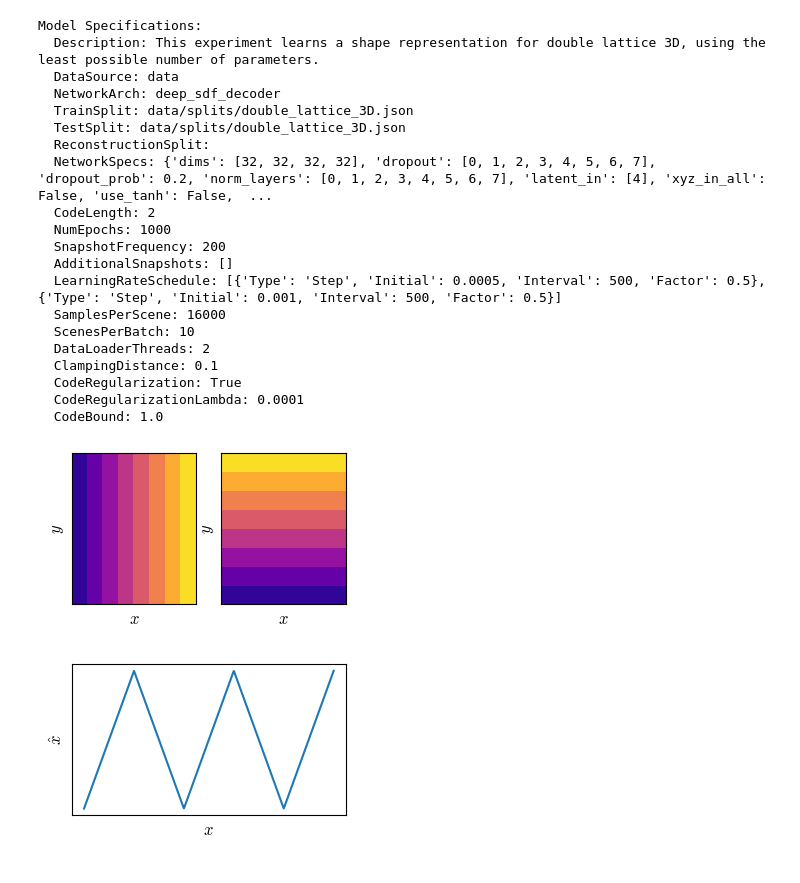
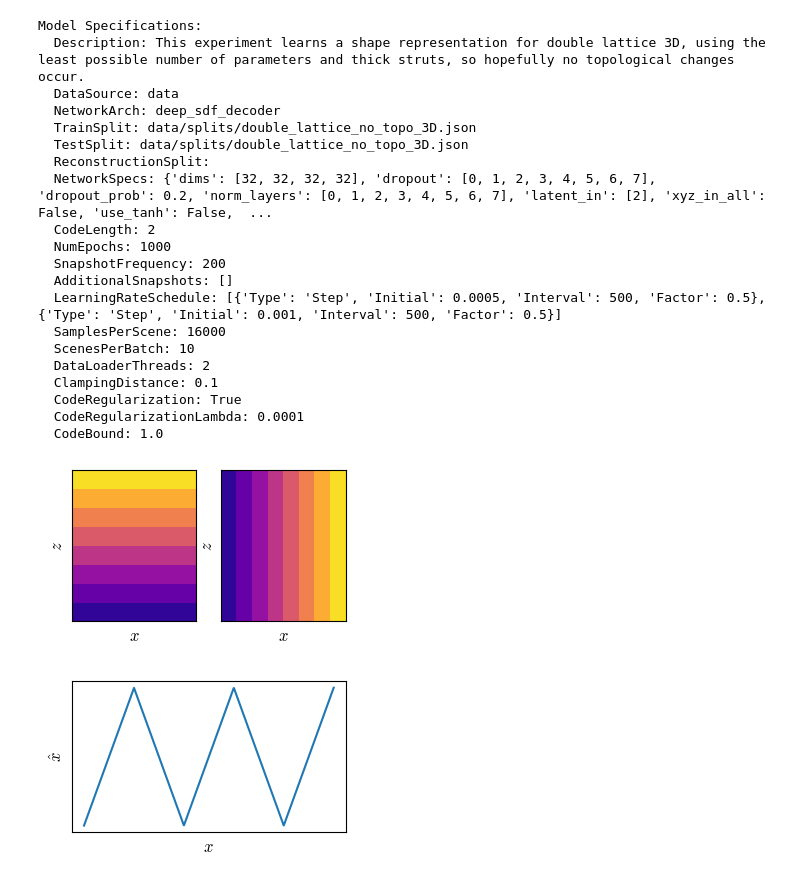
Before and after one commit to mkofler96/DeepSDF, a Jupyter notebook: evaluation_scripts/paper/03_generate_structure_screenshots.ipynb, the cells around one changed output. Drawn from its saved outputs; the diff is of its cells as text; code cells hidden in the pictures.

```diff
--- a/evaluation_scripts/paper/03_generate_structure_screenshots.ipynb
+++ b/evaluation_scripts/paper/03_generate_structure_screenshots.ipynb
@@ -14,14 +14,14 @@ import torch
 
 import deep_sdf.utils
 from deep_sdf import workspace as ws
-from sdf_sampler.plotting import scatter_contour_at_z_level
+from sdf_sampler.plotting import scatter_contour_at_z_level, scatter_contour_at_origin
 
 params = {'text.usetex': False, 'mathtext.fontset': 'cm', 'axes.labelsize': 12}
 plt.rcParams.update(params)
 
 device = torch.device("cuda" if torch.cuda.is_available() else "cpu")
 
-experiment_directory = "../../experiments/double_lattice_3D"
+experiment_directory = "../../experiments/double_lattice_3D_no_topo"
 checkpoint = "1000"
 
 graded = True
@@ -32,13 +32,13 @@ decoder.eval()
 ws.print_model_specifications(experiment_directory=experiment_directory)
 # %% [output]
 Model Specifications:
-  Description: This experiment learns a shape representation for double lattice 3D, using the least possible number of parameters.
+  Description: This experiment learns a shape representation for double lattice 3D, using the least possible number of parameters and thick struts, so hopefully no topological changes occur.
   DataSource: data
   NetworkArch: deep_sdf_decoder
-  TrainSplit: data/splits/double_lattice_3D.json
-  TestSplit: data/splits/double_lattice_3D.json
+  TrainSplit: data/splits/double_lattice_no_topo_3D.json
+  TestSplit: data/splits/double_lattice_no_topo_3D.json
   ReconstructionSplit:
-  NetworkSpecs: {'dims': [32, 32, 32, 32], 'dropout': [0, 1, 2, 3, 4, 5, 6, 7], 'dropout_prob': 0.2, 'norm_layers': [0, 1, 2, 3, 4, 5, 6, 7], 'latent_in': [4], 'xyz_in_all': False, 'use_tanh': False,  ...
+  NetworkSpecs: {'dims': [32, 32, 32, 32], 'dropout': [0, 1, 2, 3, 4, 5, 6, 7], 'dropout_prob': 0.2, 'norm_layers': [0, 1, 2, 3, 4, 5, 6, 7], 'latent_in': [2], 'xyz_in_all': False, 'use_tanh': False,  ...
   CodeLength: 2
   NumEpochs: 1000
   SnapshotFrequency: 200
@@ -65,8 +65,8 @@ control_points_graded = np.array([[u_min, v_min], [u_min, v_max], [u_max, v_min]
 # control_points_graded = latent[start_index::spacing][:4]
 control_points_ungraded = np.array([latent[60]]*6)
 
-tiling = [8, 8, 1]
-N_base = 50
+tiling = [8, 1, 8]
+N_base = 30
 
 
 control_points_for_min_max = np.vstack([control_points_graded, control_points_ungraded])
@@ -91,33 +91,47 @@ latent_vec_interpolation = sp.BSpline(
                 [-1, -1, 1, 1]],
     control_points=control_points,
 )
+
+multi_index = sp.helpme.multi_index.MultiIndex(latent_vec_interpolation.control_mesh_resolutions)
+minmin = np.array([u_min, v_min])
+minmax = np.array([u_min, v_max])
+maxmin = np.array([u_max, v_min])
+maxmax = np.array([u_max, v_max])
+latent_vec_interpolation.control_points[multi_index[0, 0, 0]] = minmin
+latent_vec_interpolation.control_points[multi_index[0, 1, 0]] = minmin
+latent_vec_interpolation.control_points[multi_index[1, 0, 0]] = maxmin
+latent_vec_interpolation.control_points[multi_index[1, 1, 0]] = maxmin
+latent_vec_interpolation.control_points[multi_index[0, 0, 1]] = minmax
+latent_vec_interpolation.control_points[multi_index[0, 1, 1]] = minmax
+latent_vec_interpolation.control_points[multi_index[1, 0, 1]] = maxmax
+latent_vec_interpolation.control_points[multi_index[1, 1, 1]] = maxmax
 # %%
 fig, axs = plt.subplots(1, 2, figsize=(9/2.54, 5/2.54))
 x = np.linspace(-1, 1, 1000)
-y = np.linspace(-1, 1, 1000)
-X, Y = np.meshgrid(x, y)
+z = np.linspace(-1, 1, 1000)
+X, Z = np.meshgrid(x, z)
 
 
 # Compute the z values for the grid
-Z = latent_vec_interpolation.evaluate(np.hstack([X.reshape(-1,1), Y.reshape(-1,1), np.zeros_like(Y.reshape(-1,1))]))
-z_show = np.sqrt(Z[:,0]**2 + Z[:,1]**2).reshape(X.shape)
-z_show = Z[:,1].reshape(X.shape)
-axs[0].contourf(Y, X, Z[:,0].reshape(X.shape), cmap="plasma")
-axs[1].contourf(Y, X, Z[:,1].reshape(X.shape), cmap="plasma")
+Y = latent_vec_interpolation.evaluate(np.hstack([X.reshape(-1,1), np.zeros_like(Z.reshape(-1,1)), Z.reshape(-1,1)]))
+y_show = np.sqrt(Y[:,0]**2 + Y[:,1]**2).reshape(X.shape)
+y_show = Y[:,1].reshape(X.shape)
+axs[0].contourf(Z, X, Y[:,0].reshape(X.shape), cmap="plasma")
+axs[1].contourf(Z, X, Y[:,1].reshape(X.shape), cmap="plasma")
 
-r = Z[:,0].reshape(X.shape)
-g = Z[:,1].reshape(X.shape)
+r = Y[:,0].reshape(X.shape)
+g = Y[:,1].reshape(X.shape)
 
 r_norm = (r-r_min)/(r_max-r_min)
 g_norm = (g-g_min)/(g_max-g_min)
 for ax in axs:
     ax.set_xticks([])
     ax.set_yticks([])
     ax.set_xlabel(r"$x$")
-    ax.set_ylabel(r"$y$")
+    ax.set_ylabel(r"$z$")
 plt.savefig(f"screenshots/structure_latent{graded_string}.png", dpi=600, bbox_inches="tight")
 # %% [output]
-[figure, old version]
+[figure, new version]
 # %%
 
 def transform(x, t):
```
Also changed, not shown: parts of 6 cells of this notebook, 49 other files.
